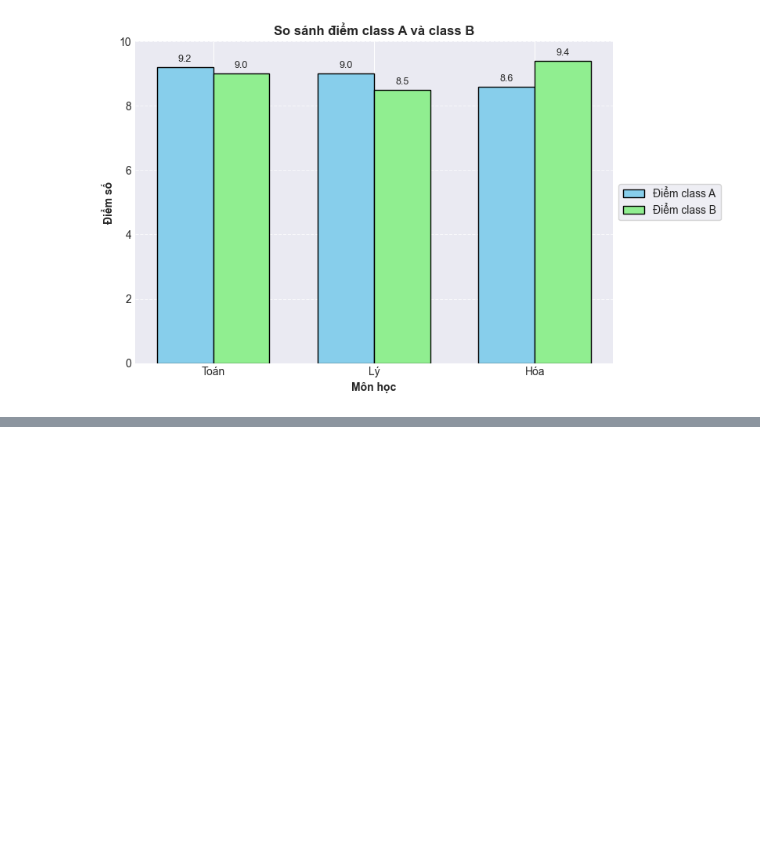
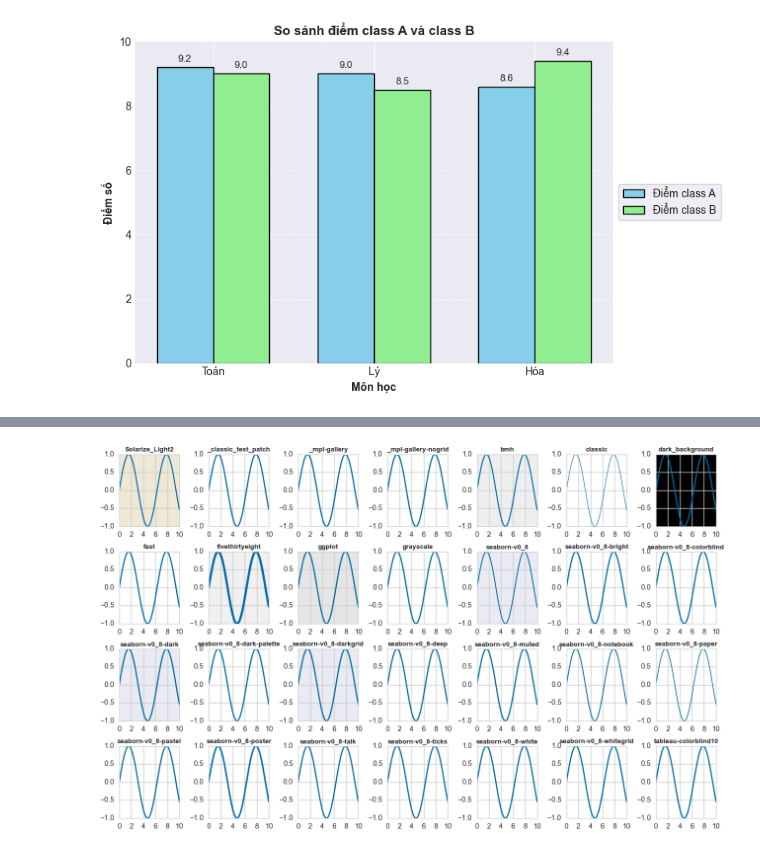
Before and after one commit to TruongQuangPhat/AI-Journey, a Jupyter notebook: Matplotlib/Matplotlib_Excercise.ipynb, the cells around one changed output, grey strips where cells are left out. Saved outputs shown, nothing was run; the diff lists cells and outputs as text; code cells hidden in the pictures; blank space fills up the shorter version.

```diff
--- a/Matplotlib/Matplotlib_Excercise.ipynb
+++ b/Matplotlib/Matplotlib_Excercise.ipynb
@@ -156,0 +188,21 @@ plt.show()
+# %%
+style_list = plt.style.available
+nrows, ncols = 4, 7
+X = np.linspace(0, 10, 100)
+
+fig, axes = plt.subplots(nrows=nrows, ncols=ncols, figsize=(16, 10))
+
+for i, style in enumerate(style_list[:nrows*ncols]):
+    ax = axes[i // ncols, i % ncols]
+    with plt.style.context(style):
+        ax.plot(X, np.sin(X))
+
+        ax.set_title(style, fontweight="bold", fontsize=12)
+
+        ax.set_facecolor(plt.rcParams['axes.facecolor'])
+        fig.patch.set_facecolor(plt.rcParams['figure.facecolor'])
+
+plt.tight_layout()
+plt.show()
+# %% [output]
+[figure, added]
```
Also changed, not shown: parts of 7 cells of this notebook.
